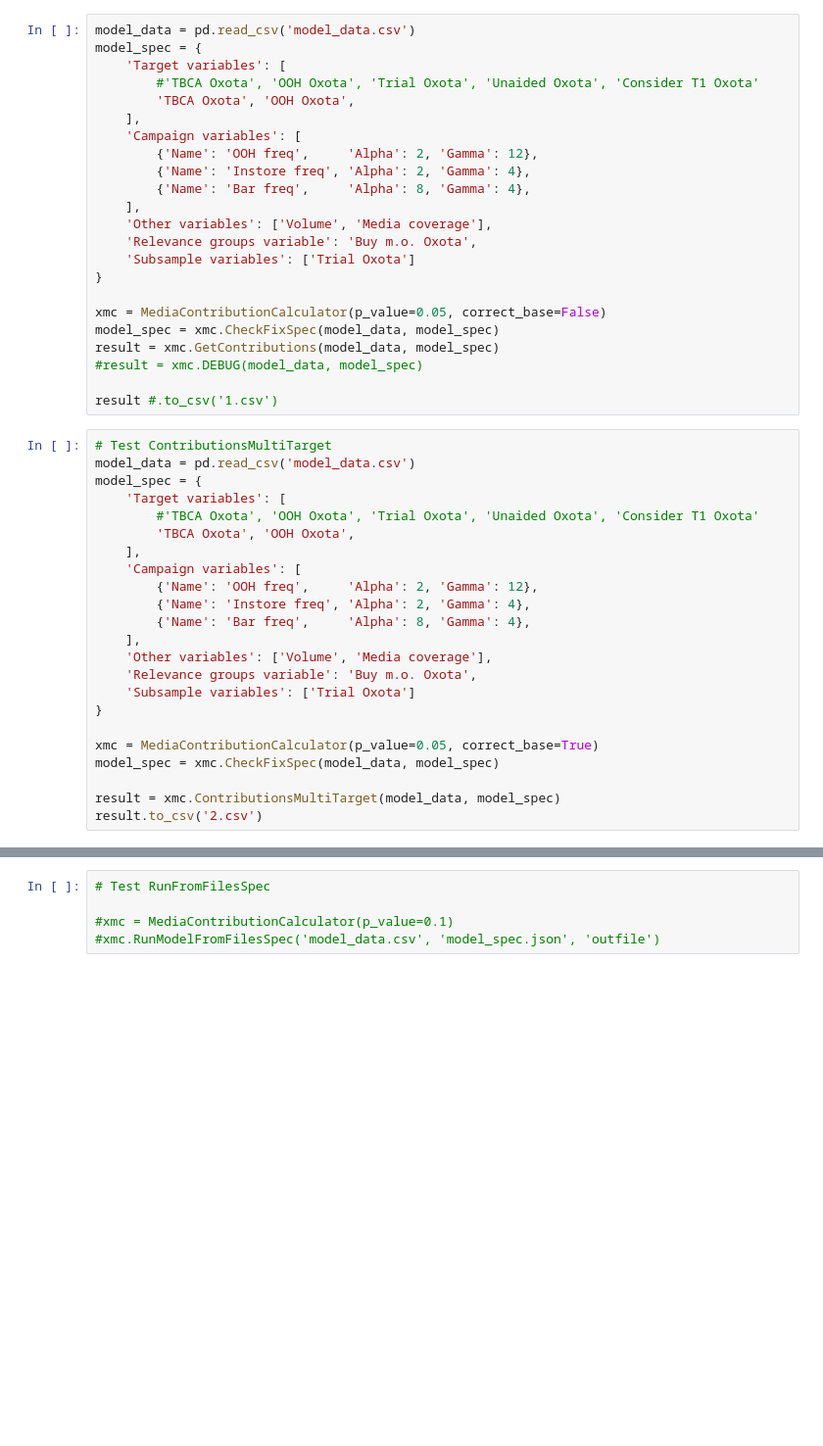
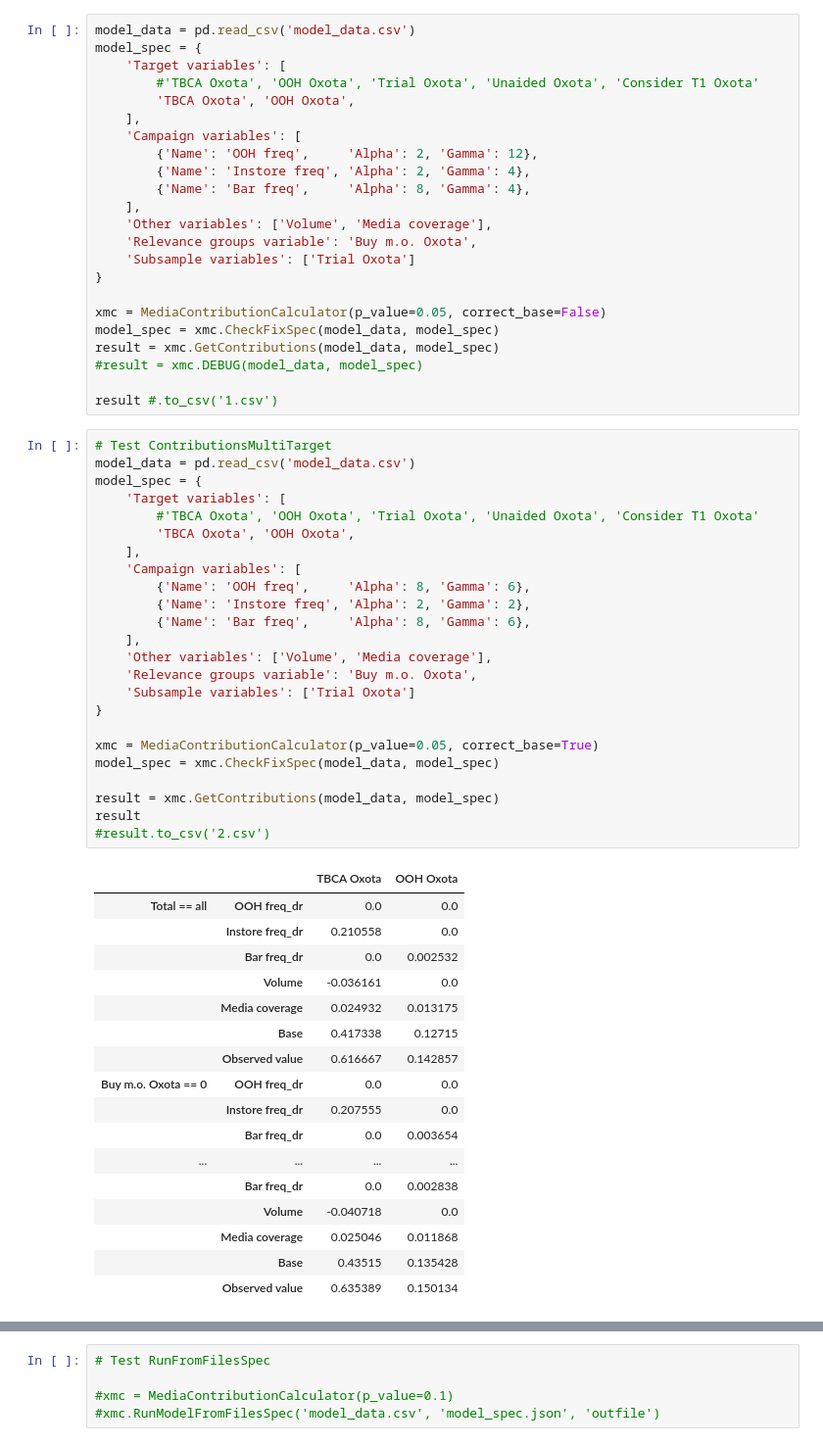
Before and after one commit to woskxmcnvb/XMedia, a Jupyter notebook: Tests Contributions.ipynb, the cells around one changed output, grey strips where cells are left out. Shown at 98% size. Saved outputs shown, nothing was run; the diff lists cells and outputs as text; blank space fills up the shorter version.

```diff
--- a/Tests Contributions.ipynb
+++ b/Tests Contributions.ipynb
@@ -39,23 +39,42 @@ result #.to_csv('1.csv')
 # %%
 # Test ContributionsMultiTarget
 model_data = pd.read_csv('model_data.csv')
 model_spec = {
     'Target variables': [
         #'TBCA Oxota', 'OOH Oxota', 'Trial Oxota', 'Unaided Oxota', 'Consider T1 Oxota'
         'TBCA Oxota', 'OOH Oxota',
     ],
     'Campaign variables': [
-        {'Name': 'OOH freq',     'Alpha': 2, 'Gamma': 12},
-        {'Name': 'Instore freq', 'Alpha': 2, 'Gamma': 4},
-        {'Name': 'Bar freq',     'Alpha': 8, 'Gamma': 4},
+        {'Name': 'OOH freq',     'Alpha': 8, 'Gamma': 6},
+        {'Name': 'Instore freq', 'Alpha': 2, 'Gamma': 2},
+        {'Name': 'Bar freq',     'Alpha': 8, 'Gamma': 6},
     ],
     'Other variables': ['Volume', 'Media coverage'],
     'Relevance groups variable': 'Buy m.o. Oxota',
     'Subsample variables': ['Trial Oxota']
 }
 
 xmc = MediaContributionCalculator(p_value=0.05, correct_base=True)
 model_spec = xmc.CheckFixSpec(model_data, model_spec)
 
-result = xmc.ContributionsMultiTarget(model_data, model_spec)
-result.to_csv('2.csv')
+result = xmc.GetContributions(model_data, model_spec)
+result
+#result.to_csv('2.csv')
+# %% [output]
+|  |  | TBCA Oxota | OOH Oxota |
+| Total == all | OOH freq_dr | 0.0 | 0.0 |
+|  | Instore freq_dr | 0.210558 | 0.0 |
+|  | Bar freq_dr | 0.0 | 0.002532 |
+|  | Volume | -0.036161 | 0.0 |
+|  | Media coverage | 0.024932 | 0.013175 |
+|  | Base | 0.417338 | 0.12715 |
+|  | Observed value | 0.616667 | 0.142857 |
+| Buy m.o. Oxota == 0 | OOH freq_dr | 0.0 | 0.0 |
+|  | Instore freq_dr | 0.207555 | 0.0 |
+|  | Bar freq_dr | 0.0 | 0.003654 |
+| ... | ... | ... | ... |
+|  | Bar freq_dr | 0.0 | 0.002838 |
+|  | Volume | -0.040718 | 0.0 |
+|  | Media coverage | 0.025046 | 0.011868 |
+|  | Base | 0.43515 | 0.135428 |
+|  | Observed value | 0.635389 | 0.150134 |
```
Also changed, not shown: parts of 1 cell of this notebook, 7 other files.
